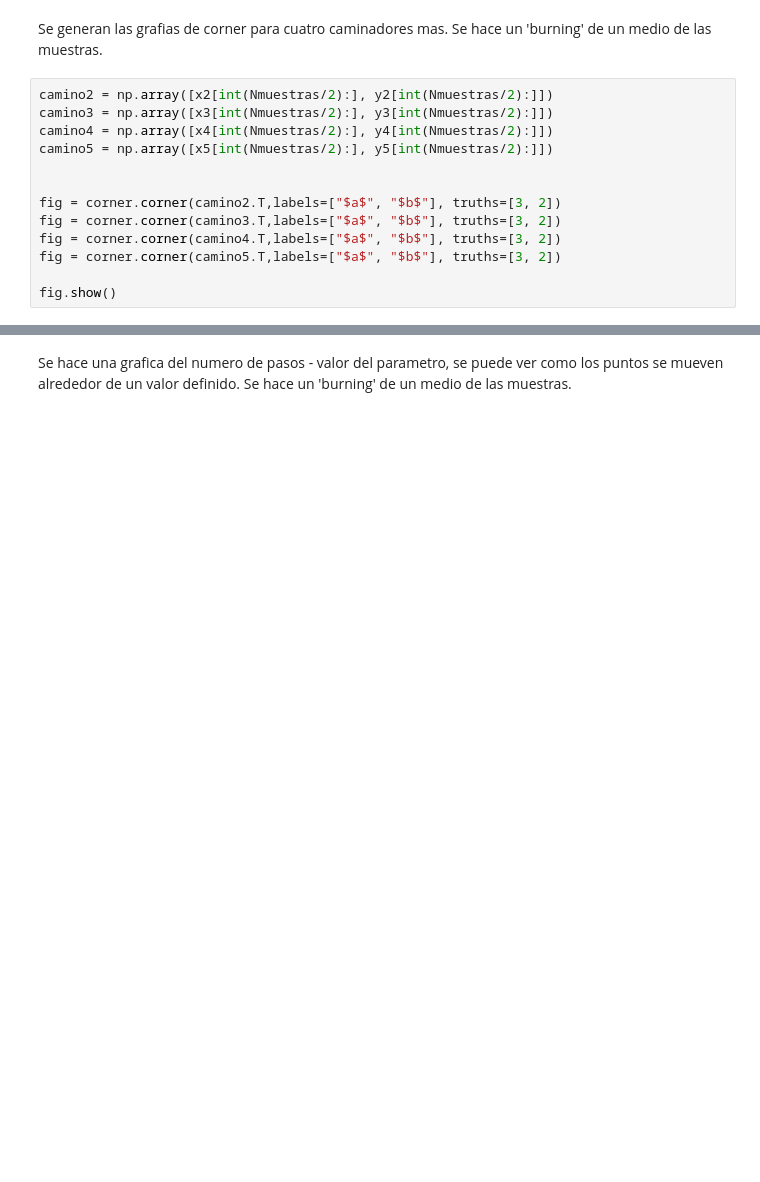
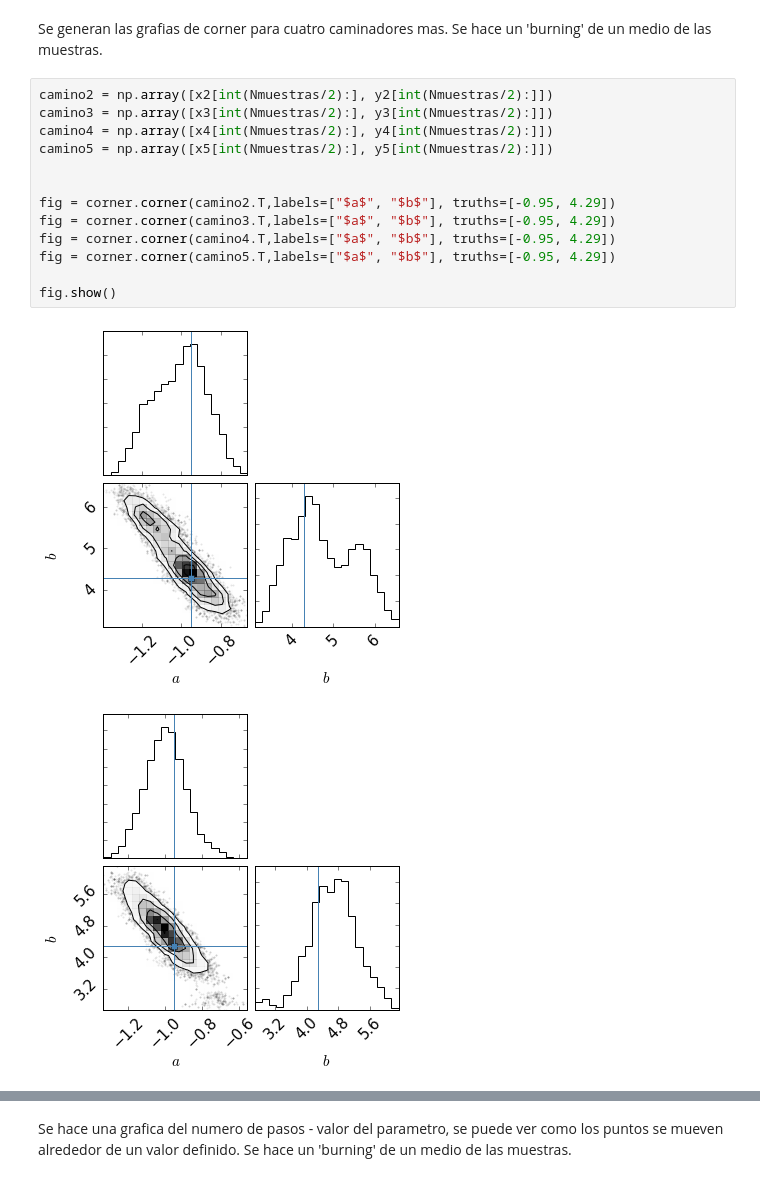
Before and after one commit to LuisEduardoCantero/Data_Science_in_Cosmology, a Jupyter notebook: Semana9/Ejercicios_en_clase/Ejercicio_likelihood.ipynb, the cells around one changed output, grey strips where cells are left out. Saved outputs shown, nothing was run; the diff lists cells and outputs as text; blank space fills up the shorter version.

```diff
--- a/Semana9/Ejercicios_en_clase/Ejercicio_likelihood.ipynb
+++ b/Semana9/Ejercicios_en_clase/Ejercicio_likelihood.ipynb
@@ -180,13 +191,16 @@ Se generan las grafias de corner para cuatro caminadores mas. Se hace un 'burnin
 # %%
 camino2 = np.array([x2[int(Nmuestras/2):], y2[int(Nmuestras/2):]])
 camino3 = np.array([x3[int(Nmuestras/2):], y3[int(Nmuestras/2):]])
 camino4 = np.array([x4[int(Nmuestras/2):], y4[int(Nmuestras/2):]])
 camino5 = np.array([x5[int(Nmuestras/2):], y5[int(Nmuestras/2):]])
 
 
-fig = corner.corner(camino2.T,labels=["$a$", "$b$"], truths=[3, 2])
-fig = corner.corner(camino3.T,labels=["$a$", "$b$"], truths=[3, 2])
-fig = corner.corner(camino4.T,labels=["$a$", "$b$"], truths=[3, 2])
-fig = corner.corner(camino5.T,labels=["$a$", "$b$"], truths=[3, 2])
+fig = corner.corner(camino2.T,labels=["$a$", "$b$"], truths=[-0.95, 4.29])
+fig = corner.corner(camino3.T,labels=["$a$", "$b$"], truths=[-0.95, 4.29])
+fig = corner.corner(camino4.T,labels=["$a$", "$b$"], truths=[-0.95, 4.29])
+fig = corner.corner(camino5.T,labels=["$a$", "$b$"], truths=[-0.95, 4.29])
 
 fig.show()
+# %% [output]
+[figure, added]
+[figure, added]
```
Also changed, not shown: parts of 11 cells of this notebook.
